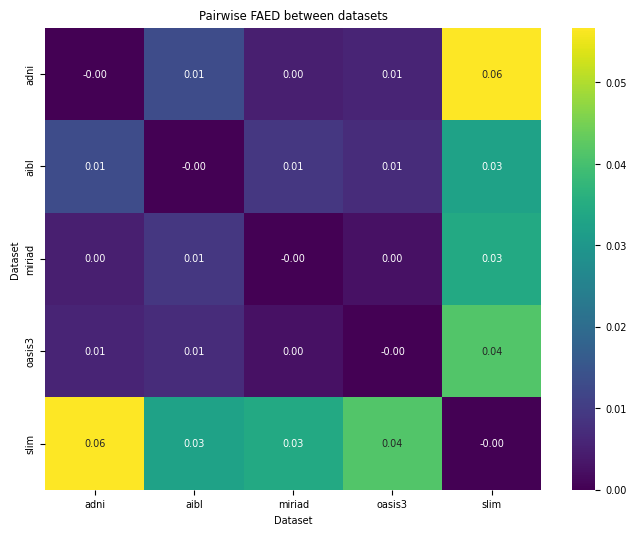
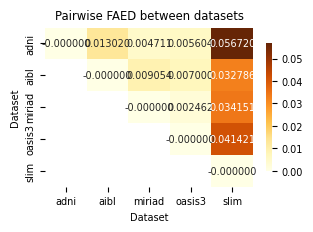
Code edit (unified diff) that turned the first committed figure into the second:
--- before
+++ after
@@ -1,12 +1,37 @@
 import seaborn as sns
 import matplotlib.pyplot as plt
+import numpy as np
 
 plt.style.use('default')
 plt.rcParams.update({'font.size': 7})
 
-plt.figure(figsize=(8, 6))
-sns.heatmap(faed_matrix, annot=True, fmt=".6f", xticklabels=datasets, yticklabels=datasets, cmap="viridis")
+# Create a mask for the lower triangle
+mask = np.tril(np.ones_like(faed_matrix, dtype=bool), k=-1)  # k=-1 excludes diagonal
+
+cm = 1/2.54 
+ax = plt.figure(figsize=(8.5*cm, 5.25*cm))
+sns.heatmap(
+    faed_matrix,
+    annot=True,
+    fmt=".6f",
+    xticklabels=datasets,
+    yticklabels=datasets,
+    cmap="YlOrBr",
+    mask=mask,               # apply mask
+    cbar_kws={"shrink": 0.8} # optional: make color bar smaller
+)
+
+
+
 plt.title("Pairwise FAED between datasets")
 plt.xlabel("Dataset")
 plt.ylabel("Dataset")
+
+ax.set_box_aspect(1)
+
+
+plt.savefig(f"figures/example_struct_retrieval.pdf", format='pdf', 
+dpi=600,  # increase for higher-resolution embedded images
+bbox_inches='tight', pad_inches=0)
+
 plt.show()

Commit: FAED fixed